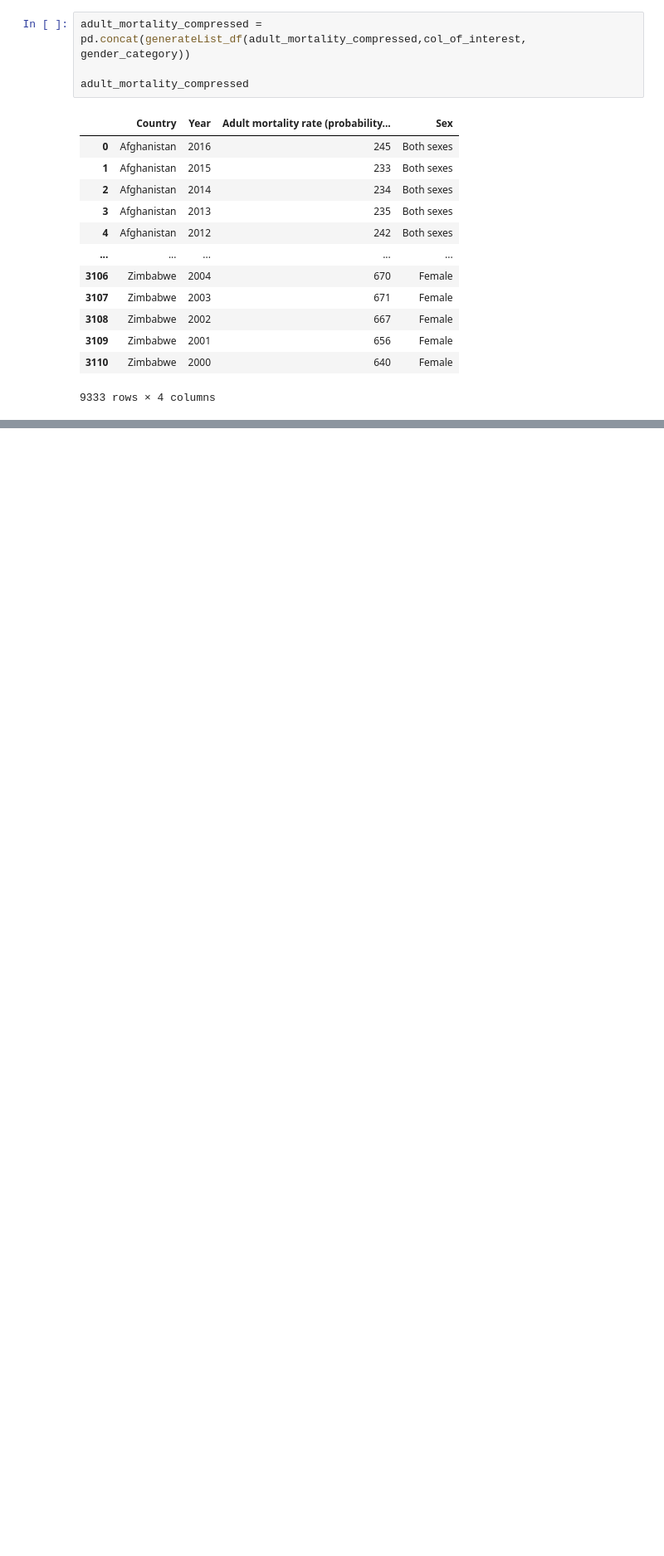
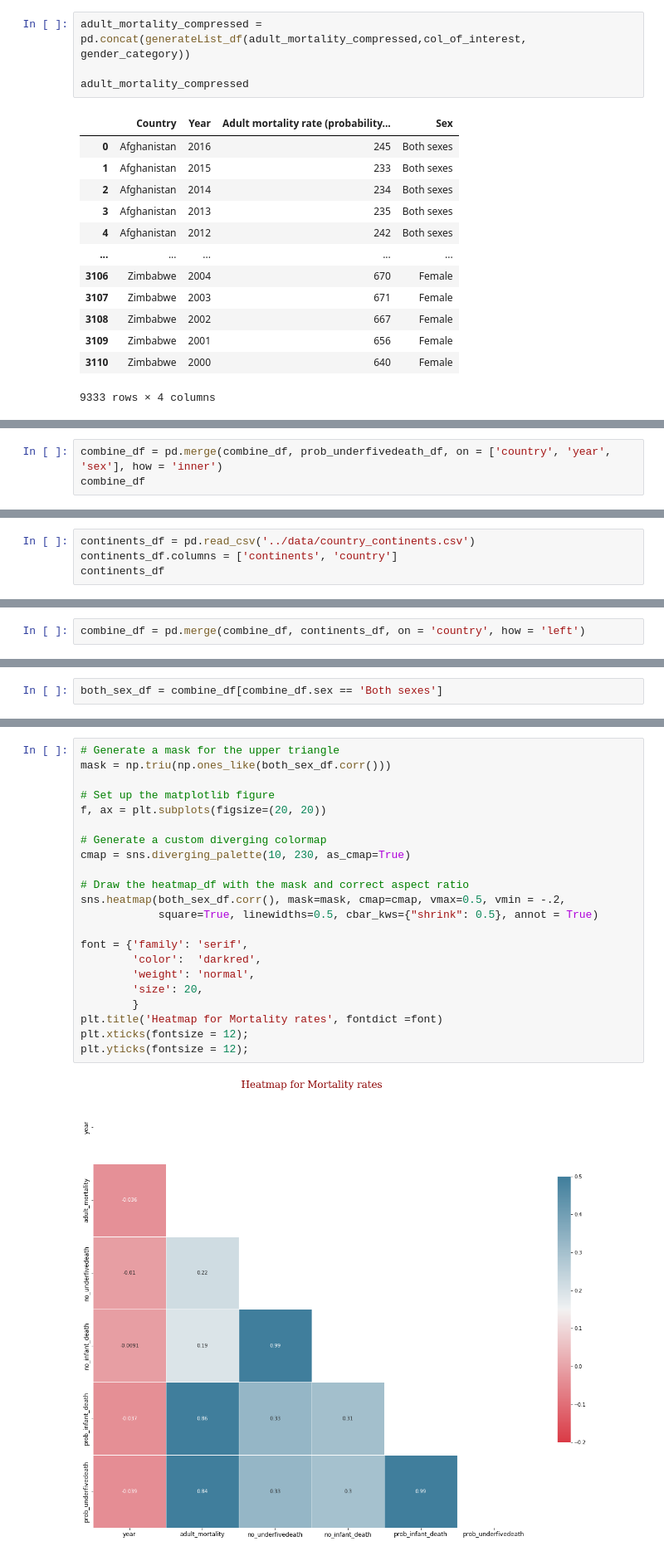
Before and after one commit to msamhz/Kaggle_WorldMortalityRates, a Jupyter notebook: code/1_EDA.ipynb, the cells around one changed output, grey strips where cells are left out. Shown: that part at 83% size. Cells and saved outputs as stored; diff of their text form; blank space fills up the shorter version.

```diff
--- a/code/1_EDA.ipynb
+++ b/code/1_EDA.ipynb
@@ -437,0 +622,3 @@ No missing values
+# %%
+combine_df = pd.merge(combine_df, prob_underfivedeath_df, on = ['country', 'year', 'sex'], how = 'inner')
+combine_df
@@ -437,0 +641,4 @@ No missing values
+# %%
+continents_df = pd.read_csv('../data/country_continents.csv')
+continents_df.columns = ['continents', 'country']
+continents_df
@@ -437,0 +659,2 @@ No missing values
+# %%
+combine_df = pd.merge(combine_df, continents_df, on = 'country', how = 'left')
@@ -437,0 +705,2 @@ No missing values
+# %%
+both_sex_df = combine_df[combine_df.sex == 'Both sexes']
@@ -437,0 +725,24 @@ No missing values
+# %%
+# Generate a mask for the upper triangle
+mask = np.triu(np.ones_like(both_sex_df.corr()))
+
+# Set up the matplotlib figure
+f, ax = plt.subplots(figsize=(20, 20))
+
+# Generate a custom diverging colormap
+cmap = sns.diverging_palette(10, 230, as_cmap=True)
+
+# Draw the heatmap_df with the mask and correct aspect ratio
+sns.heatmap(both_sex_df.corr(), mask=mask, cmap=cmap, vmax=0.5, vmin = -.2,
+            square=True, linewidths=0.5, cbar_kws={"shrink": 0.5}, annot = True)
+
+font = {'family': 'serif',
+        'color':  'darkred',
+        'weight': 'normal',
+        'size': 20,
+        }
+plt.title('Heatmap for Mortality rates', fontdict =font)
+plt.xticks(fontsize = 12);
+plt.yticks(fontsize = 12);
+# %% [output]
+[figure, added]
```
Also changed, not shown: parts of 126 cells of this notebook, 1 other file.
